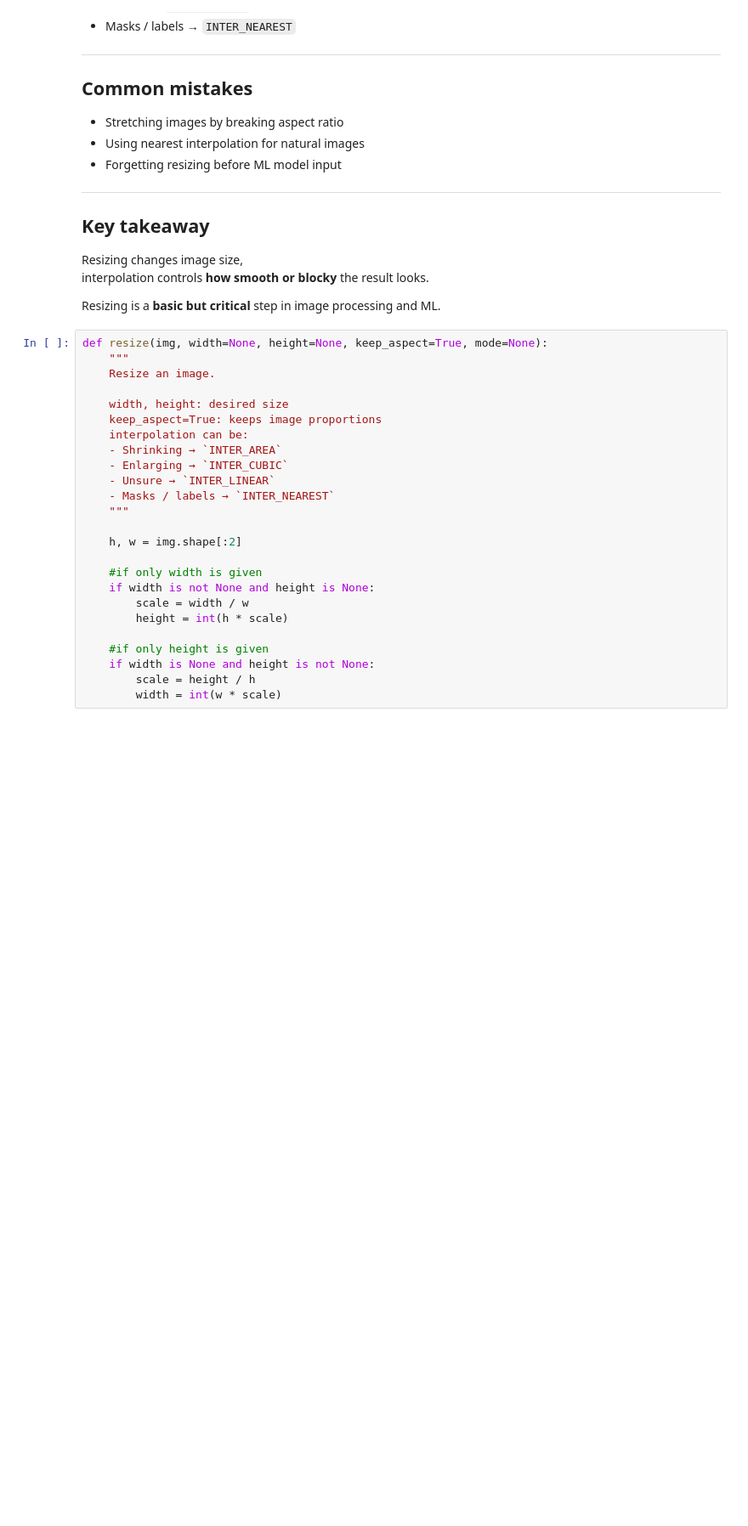
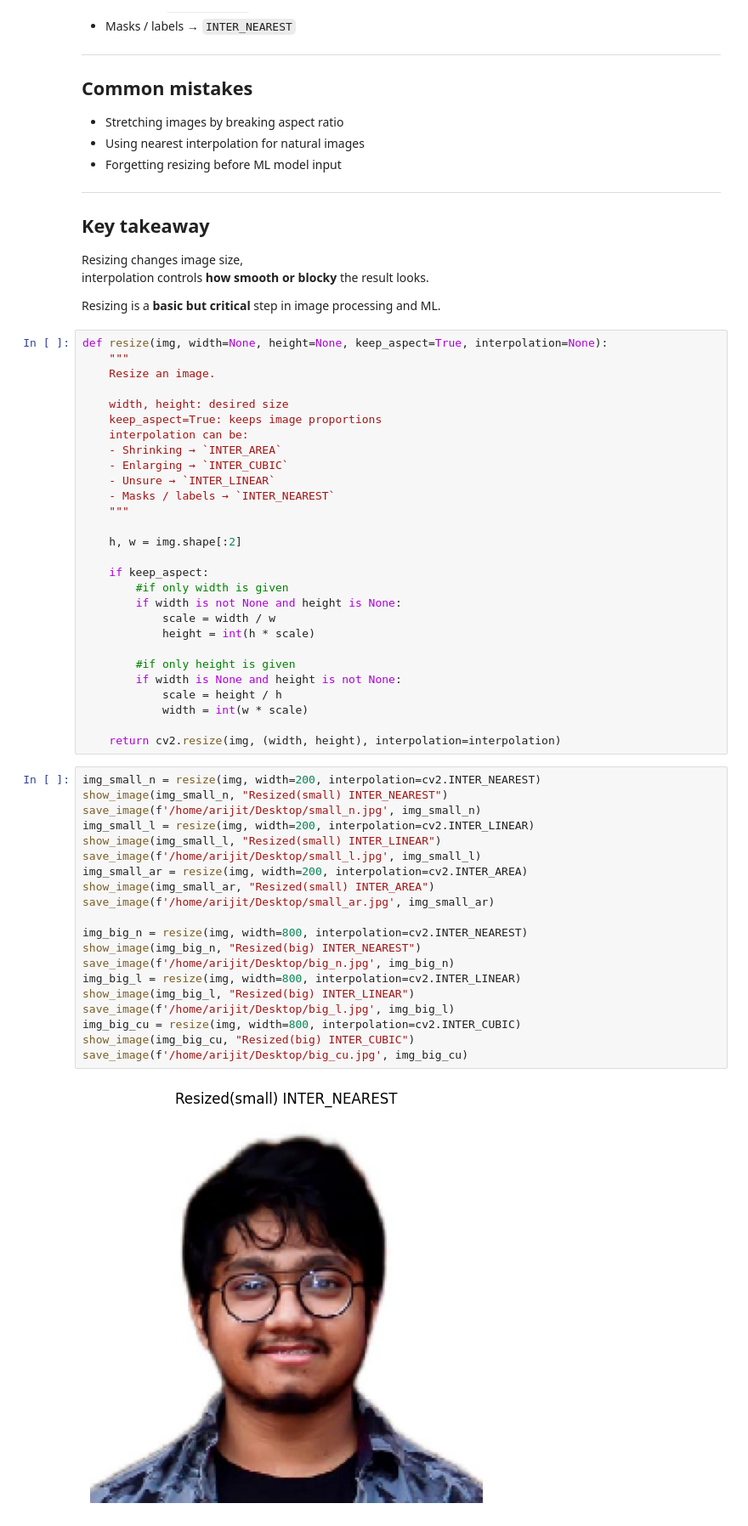
Before and after one commit to Arijit-Biswas-Anirban/Data_Science_Learning, a Jupyter notebook: image_functions.ipynb, the cells around one changed output. Shown at 85% size. Drawn from its saved outputs; the diff is of its cells as text; blank space fills up the shorter version.

```diff
--- a/image_functions.ipynb
+++ b/image_functions.ipynb
@@ -379,7 +379,7 @@ interpolation controls **how smooth or blocky** the result looks.
 
 Resizing is a **basic but critical** step in image processing and ML.
 # %%
-def resize(img, width=None, height=None, keep_aspect=True, mode=None):
+def resize(img, width=None, height=None, keep_aspect=True, interpolation=None):
     """
     Resize an image.
 
@@ -394,12 +394,37 @@ def resize(img, width=None, height=None, keep_aspect=True, mode=None):
 
     h, w = img.shape[:2]
 
-    #if only width is given
-    if width is not None and height is None:
-        scale = width / w
-        height = int(h * scale)
+    if keep_aspect:
+        #if only width is given
+        if width is not None and height is None:
+            scale = width / w
+            height = int(h * scale)
 
-    #if only height is given
-    if width is None and height is not None:
-        scale = height / h
-        width = int(w * scale)
+        #if only height is given
+        if width is None and height is not None:
+            scale = height / h
+            width = int(w * scale)
+
+    return cv2.resize(img, (width, height), interpolation=interpolation)
+# %%
+img_small_n = resize(img, width=200, interpolation=cv2.INTER_NEAREST)
+show_image(img_small_n, "Resized(small) INTER_NEAREST")
+save_image(f'/home/arijit/Desktop/small_n.jpg', img_small_n)
+img_small_l = resize(img, width=200, interpolation=cv2.INTER_LINEAR)
+show_image(img_small_l, "Resized(small) INTER_LINEAR")
+save_image(f'/home/arijit/Desktop/small_l.jpg', img_small_l)
+img_small_ar = resize(img, width=200, interpolation=cv2.INTER_AREA)
+show_image(img_small_ar, "Resized(small) INTER_AREA")
+save_image(f'/home/arijit/Desktop/small_ar.jpg', img_small_ar)
+
+img_big_n = resize(img, width=800, interpolation=cv2.INTER_NEAREST)
+show_image(img_big_n, "Resized(big) INTER_NEAREST")
+save_image(f'/home/arijit/Desktop/big_n.jpg', img_big_n)
+img_big_l = resize(img, width=800, interpolation=cv2.INTER_LINEAR)
+show_image(img_big_l, "Resized(big) INTER_LINEAR")
+save_image(f'/home/arijit/Desktop/big_l.jpg', img_big_l)
+img_big_cu = resize(img, width=800, interpolation=cv2.INTER_CUBIC)
+show_image(img_big_cu, "Resized(big) INTER_CUBIC")
+save_image(f'/home/arijit/Desktop/big_cu.jpg', img_big_cu)
+# %% [output]
+[figure, added]
```
Also changed, not shown: parts of 1 cell of this notebook.
